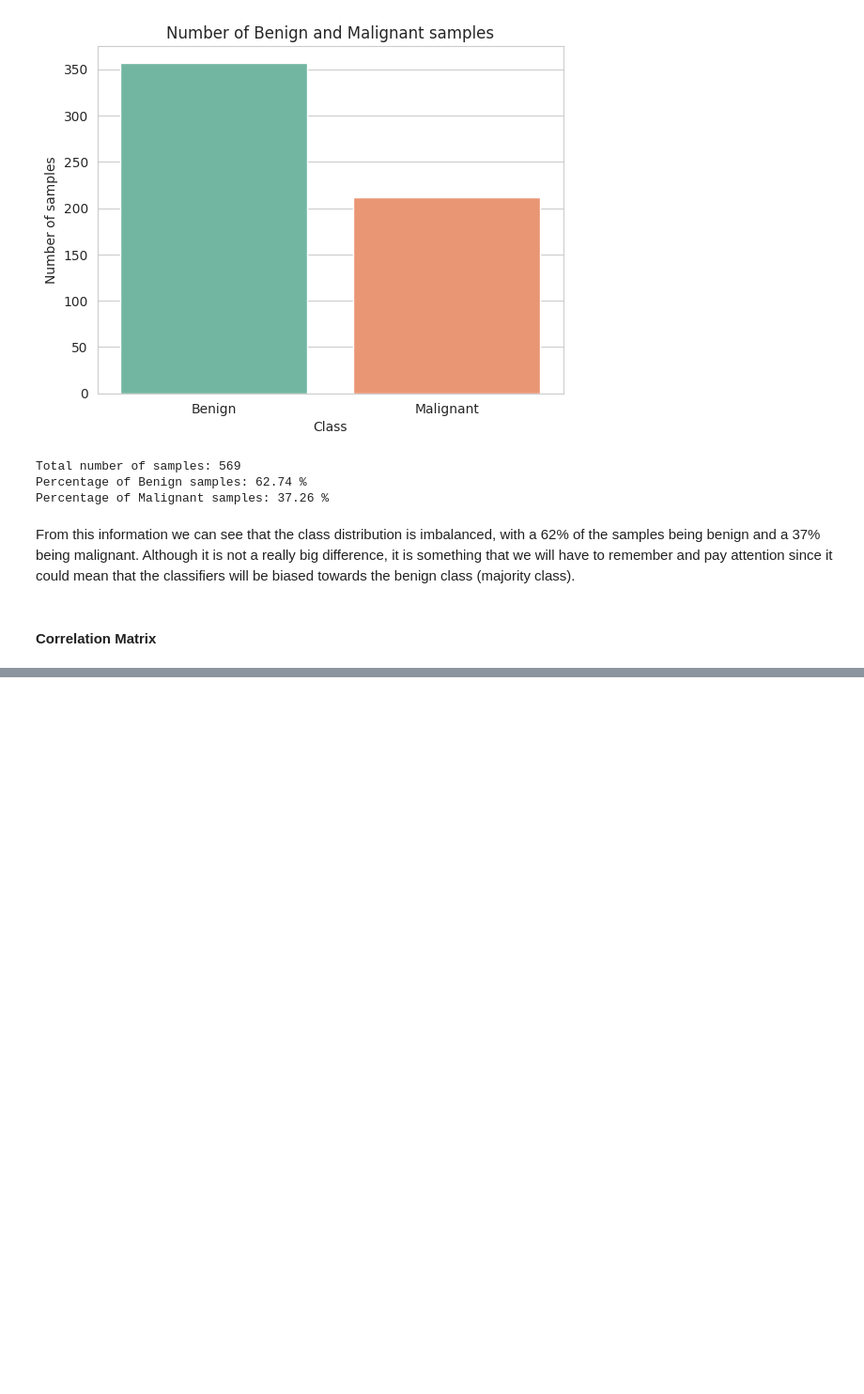
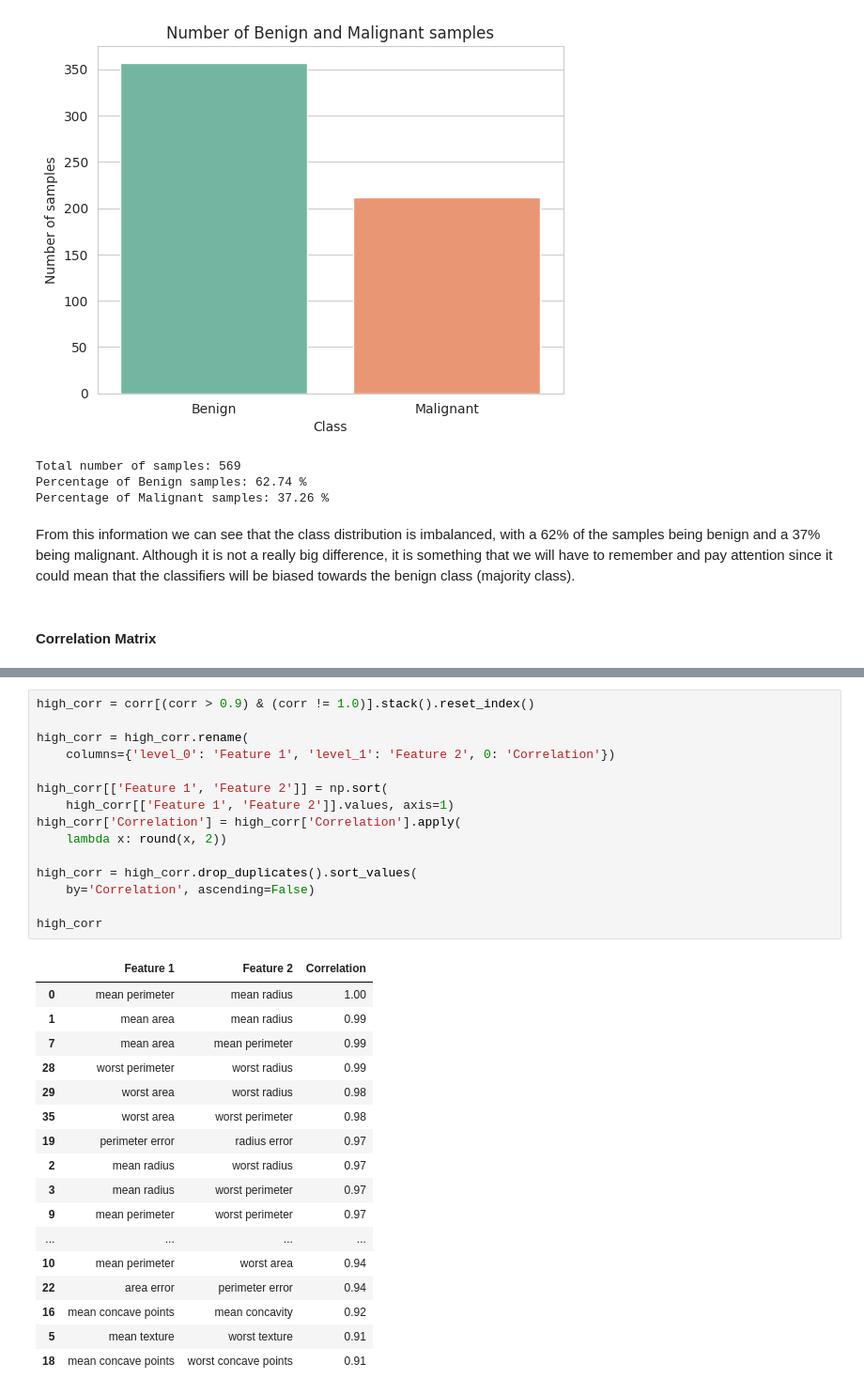
Before and after one commit to LittleHaku/BreastCancer-ClassifierAnalysis, a Jupyter notebook: BreastCancer_Classifier_Comparison.ipynb, the cells around one changed output, grey strips where cells are left out. Shown at 94% size. Saved outputs shown, nothing was run; the diff lists cells and outputs as text; blank space fills up the shorter version.

Commit message:
Correlation study

```diff
--- a/BreastCancer_Classifier_Comparison.ipynb
+++ b/BreastCancer_Classifier_Comparison.ipynb
@@ -181,0 +191,33 @@ plt.show()
+# %%
+high_corr = corr[(corr > 0.9) & (corr != 1.0)].stack().reset_index()
+
+high_corr = high_corr.rename(
+    columns={'level_0': 'Feature 1', 'level_1': 'Feature 2', 0: 'Correlation'})
+
+high_corr[['Feature 1', 'Feature 2']] = np.sort(
+    high_corr[['Feature 1', 'Feature 2']].values, axis=1)
+high_corr['Correlation'] = high_corr['Correlation'].apply(
+    lambda x: round(x, 2))
+
+high_corr = high_corr.drop_duplicates().sort_values(
+    by='Correlation', ascending=False)
+
+high_corr
+# %% [output]
+|  | Feature 1 | Feature 2 | Correlation |
+| 0 | mean perimeter | mean radius | 1.00 |
+| 1 | mean area | mean radius | 0.99 |
+| 7 | mean area | mean perimeter | 0.99 |
+| 28 | worst perimeter | worst radius | 0.99 |
+| 29 | worst area | worst radius | 0.98 |
+| 35 | worst area | worst perimeter | 0.98 |
+| 19 | perimeter error | radius error | 0.97 |
+| 2 | mean radius | worst radius | 0.97 |
+| 3 | mean radius | worst perimeter | 0.97 |
+| 9 | mean perimeter | worst perimeter | 0.97 |
+| ... | ... | ... | ... |
+| 10 | mean perimeter | worst area | 0.94 |
+| 22 | area error | perimeter error | 0.94 |
+| 16 | mean concave points | mean concavity | 0.92 |
+| 5 | mean texture | worst texture | 0.91 |
+| 18 | mean concave points | worst concave points | 0.91 |
```
Also changed, not shown: parts of 2 cells of this notebook.
